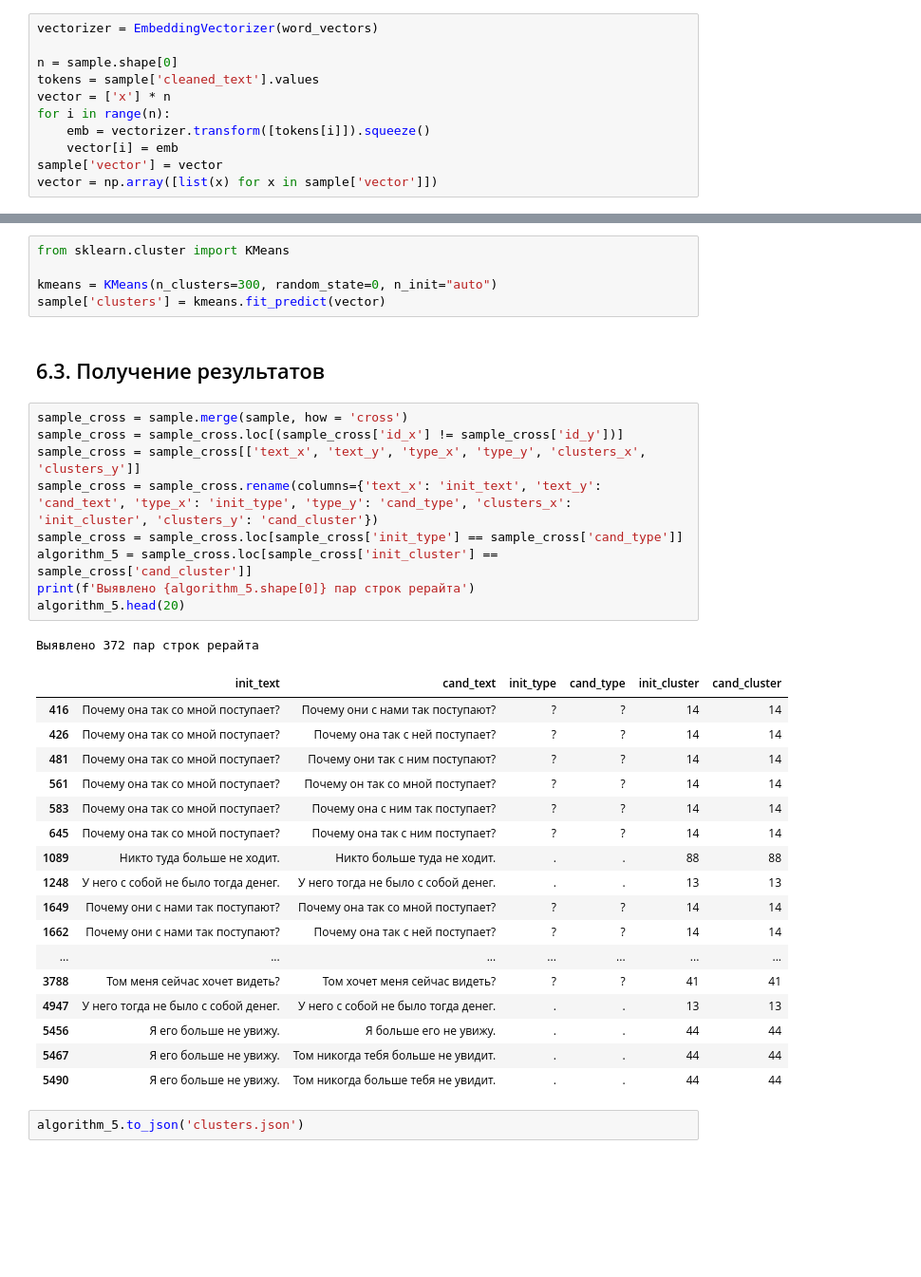
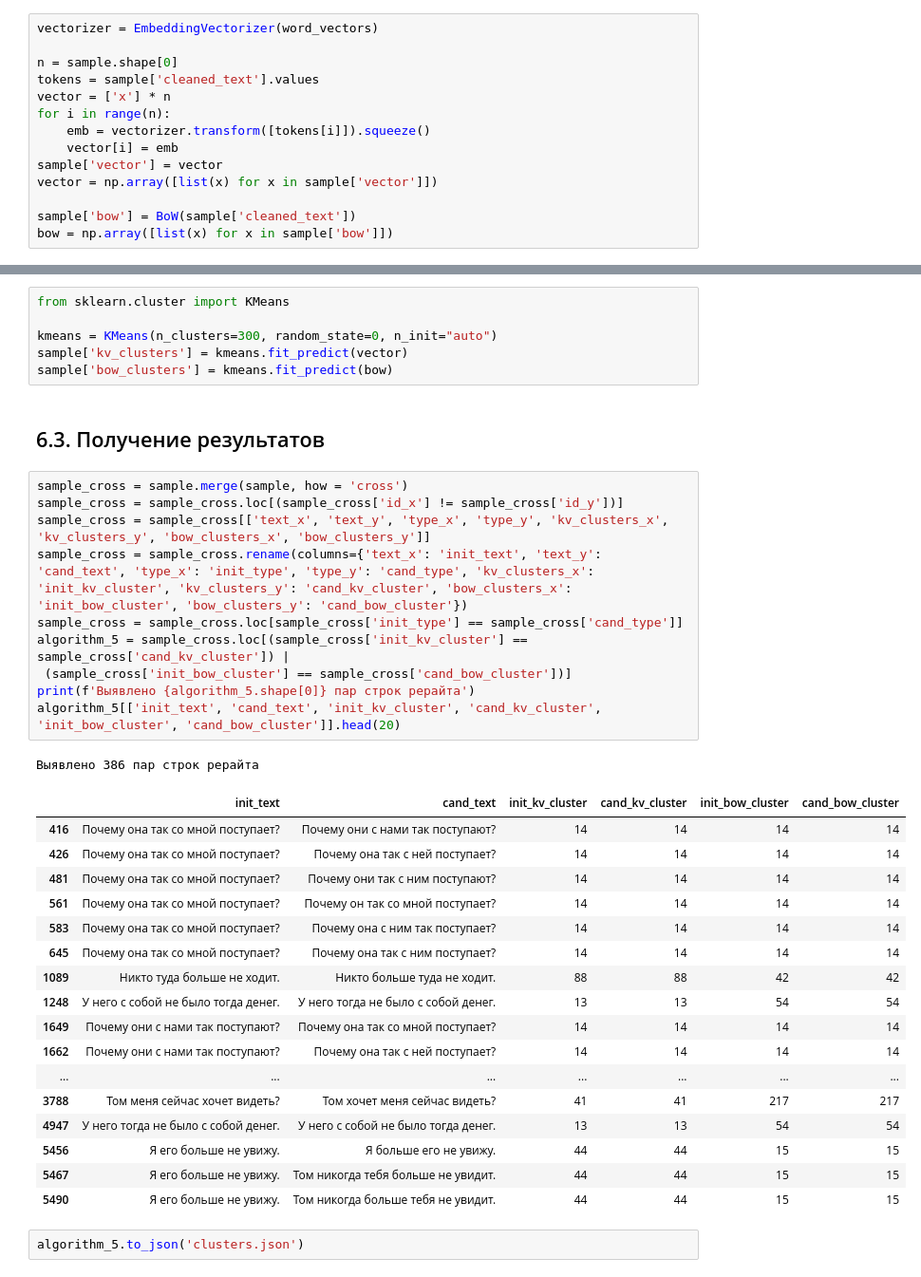
Before and after one commit to mishafoniakov/SberTalentCase_C-2, a Jupyter notebook: SberTalentCase.ipynb, the cells around one changed output, grey strips where cells are left out. Shown at 95% size. Saved outputs shown, nothing was run; the diff lists cells and outputs as text; blank space fills up the shorter version.

```diff
--- a/SberTalentCase.ipynb
+++ b/SberTalentCase.ipynb
@@ -475,42 +476,47 @@ for i in range(n):
     vector[i] = emb
 sample['vector'] = vector
 vector = np.array([list(x) for x in sample['vector']])
+
+sample['bow'] = BoW(sample['cleaned_text'])
+bow = np.array([list(x) for x in sample['bow']])
 # %% [markdown]
 ## 6.2. Создание кода для формирования кластеров
 # %%
 from sklearn.cluster import KMeans
 
 kmeans = KMeans(n_clusters=300, random_state=0, n_init="auto")
-sample['clusters'] = kmeans.fit_predict(vector)
+sample['kv_clusters'] = kmeans.fit_predict(vector)
+sample['bow_clusters'] = kmeans.fit_predict(bow)
 # %% [markdown]
 ## 6.3. Получение результатов
 # %%
 sample_cross = sample.merge(sample, how = 'cross')
 sample_cross = sample_cross.loc[(sample_cross['id_x'] != sample_cross['id_y'])]
-sample_cross = sample_cross[['text_x', 'text_y', 'type_x', 'type_y', 'clusters_x', 'clusters_y']]
-sample_cross = sample_cross.rename(columns={'text_x': 'init_text', 'text_y': 'cand_text', 'type_x': 'init_type', 'type_y': 'cand_type', 'clusters_x': 'init_cluster', 'clusters_y': 'cand_cluster'})
+sample_cross = sample_cross[['text_x', 'text_y', 'type_x', 'type_y', 'kv_clusters_x', 'kv_clusters_y', 'bow_clusters_x', 'bow_clusters_y']]
+sample_cross = sample_cross.rename(columns={'text_x': 'init_text', 'text_y': 'cand_text', 'type_x': 'init_type', 'type_y': 'cand_type', 'kv_clusters_x': 'init_kv_cluster', 'kv_clusters_y': 'cand_kv_cluster', 'bow_clusters_x': 'init_bow_cluster', 'bow_clusters_y': 'cand_bow_cluster'})
 sample_cross = sample_cross.loc[sample_cross['init_type'] == sample_cross['cand_type']]
-algorithm_5 = sample_cross.loc[sample_cross['init_cluster'] == sample_cross['cand_cluster']]
+algorithm_5 = sample_cross.loc[(sample_cross['init_kv_cluster'] == sample_cross['cand_kv_cluster']) |
+ (sample_cross['init_bow_cluster'] == sample_cross['cand_bow_cluster'])]
 print(f'Выявлено {algorithm_5.shape[0]} пар строк рерайта')
-algorithm_5.head(20)
+algorithm_5[['init_text', 'cand_text', 'init_kv_cluster', 'cand_kv_cluster', 'init_bow_cluster', 'cand_bow_cluster']].head(20)
 # %% [output]
-Выявлено 372 пар строк рерайта
+Выявлено 386 пар строк рерайта
-|  | init_text | cand_text | init_type | cand_type | init_cluster | cand_cluster |
-| 416 | Почему она так со мной поступает? | Почему они с нами так поступают? | ? | ? | 14 | 14 |
-| 426 | Почему она так со мной поступает? | Почему она так с ней поступает? | ? | ? | 14 | 14 |
-| 481 | Почему она так со мной поступает? | Почему они так с ним поступают? | ? | ? | 14 | 14 |
-| 561 | Почему она так со мной поступает? | Почему он так со мной поступает? | ? | ? | 14 | 14 |
-| 583 | Почему она так со мной поступает? | Почему она с ним так поступает? | ? | ? | 14 | 14 |
-| 645 | Почему она так со мной поступает? | Почему она так с ним поступает? | ? | ? | 14 | 14 |
-| 1089 | Никто туда больше не ходит. | Никто больше туда не ходит. | . | . | 88 | 88 |
-| 1248 | У него с собой не было тогда денег. | У него тогда не было с собой денег. | . | . | 13 | 13 |
-| 1649 | Почему они с нами так поступают? | Почему она так со мной поступает? | ? | ? | 14 | 14 |
-| 1662 | Почему они с нами так поступают? | Почему она так с ней поступает? | ? | ? | 14 | 14 |
+|  | init_text | cand_text | init_kv_cluster | cand_kv_cluster | init_bow_cluster | cand_bow_cluster |
+| 416 | Почему она так со мной поступает? | Почему они с нами так поступают? | 14 | 14 | 14 | 14 |
+| 426 | Почему она так со мной поступает? | Почему она так с ней поступает? | 14 | 14 | 14 | 14 |
+| 481 | Почему она так со мной поступает? | Почему они так с ним поступают? | 14 | 14 | 14 | 14 |
+| 561 | Почему она так со мной поступает? | Почему он так со мной поступает? | 14 | 14 | 14 | 14 |
+| 583 | Почему она так со мной поступает? | Почему она с ним так поступает? | 14 | 14 | 14 | 14 |
+| 645 | Почему она так со мной поступает? | Почему она так с ним поступает? | 14 | 14 | 14 | 14 |
+| 1089 | Никто туда больше не ходит. | Никто больше туда не ходит. | 88 | 88 | 42 | 42 |
+| 1248 | У него с собой не было тогда денег. | У него тогда не было с собой денег. | 13 | 13 | 54 | 54 |
+| 1649 | Почему они с нами так поступают? | Почему она так со мной поступает? | 14 | 14 | 14 | 14 |
+| 1662 | Почему они с нами так поступают? | Почему она так с ней поступает? | 14 | 14 | 14 | 14 |
 | ... | ... | ... | ... | ... | ... | ... |
-| 3788 | Том меня сейчас хочет видеть? | Том хочет меня сейчас видеть? | ? | ? | 41 | 41 |
-| 4947 | У него тогда не было с собой денег. | У него с собой не было тогда денег. | . | . | 13 | 13 |
-| 5456 | Я его больше не увижу. | Я больше его не увижу. | . | . | 44 | 44 |
-| 5467 | Я его больше не увижу. | Том никогда тебя больше не увидит. | . | . | 44 | 44 |
-| 5490 | Я его больше не увижу. | Том никогда больше тебя не увидит. | . | . | 44 | 44 |
+| 3788 | Том меня сейчас хочет видеть? | Том хочет меня сейчас видеть? | 41 | 41 | 217 | 217 |
+| 4947 | У него тогда не было с собой денег. | У него с собой не было тогда денег. | 13 | 13 | 54 | 54 |
+| 5456 | Я его больше не увижу. | Я больше его не увижу. | 44 | 44 | 15 | 15 |
+| 5467 | Я его больше не увижу. | Том никогда тебя больше не увидит. | 44 | 44 | 15 | 15 |
+| 5490 | Я его больше не увижу. | Том никогда больше тебя не увидит. | 44 | 44 | 15 | 15 |
 # %%
 algorithm_5.to_json('clusters.json')
```
Also changed, not shown: parts of 3 cells of this notebook.
